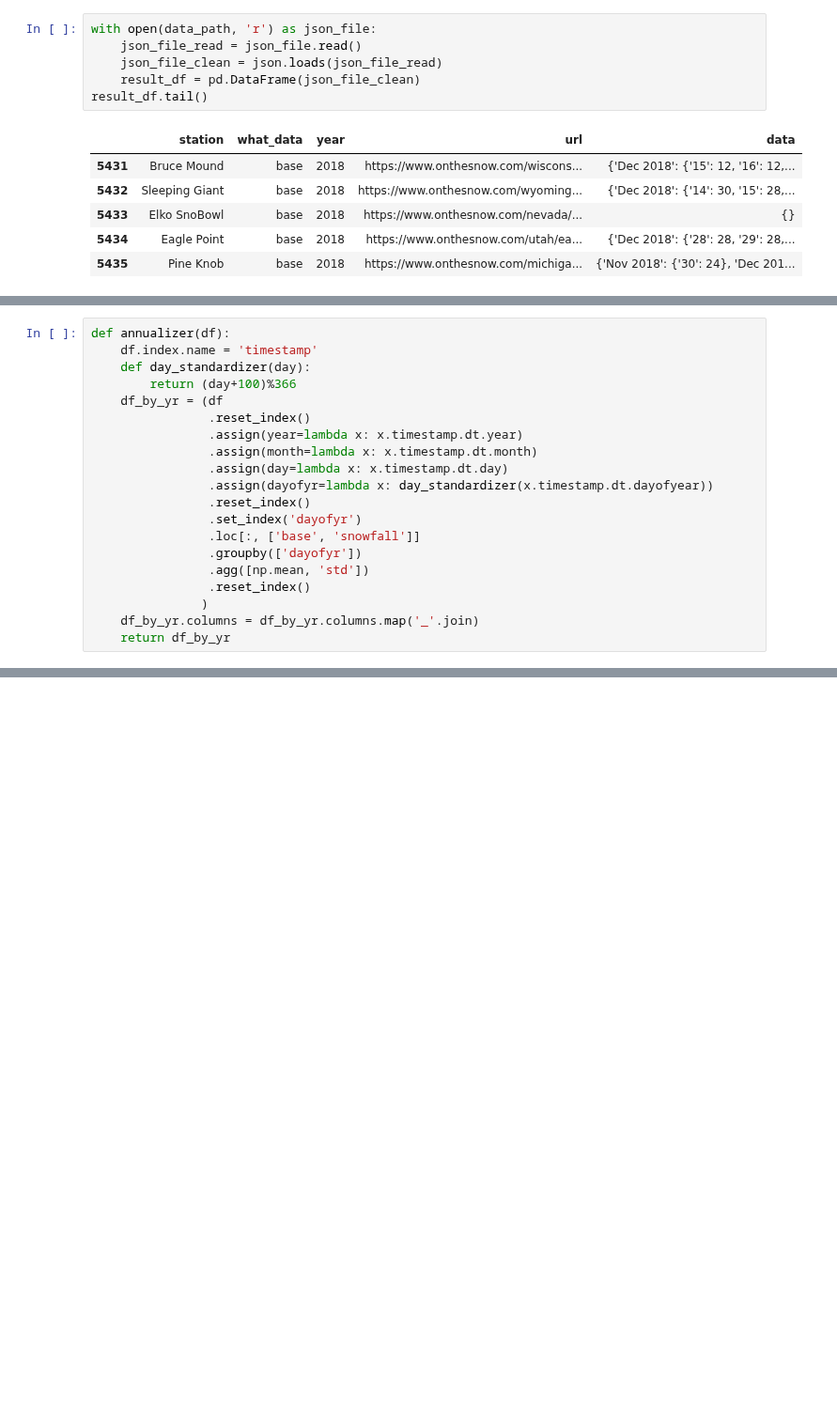
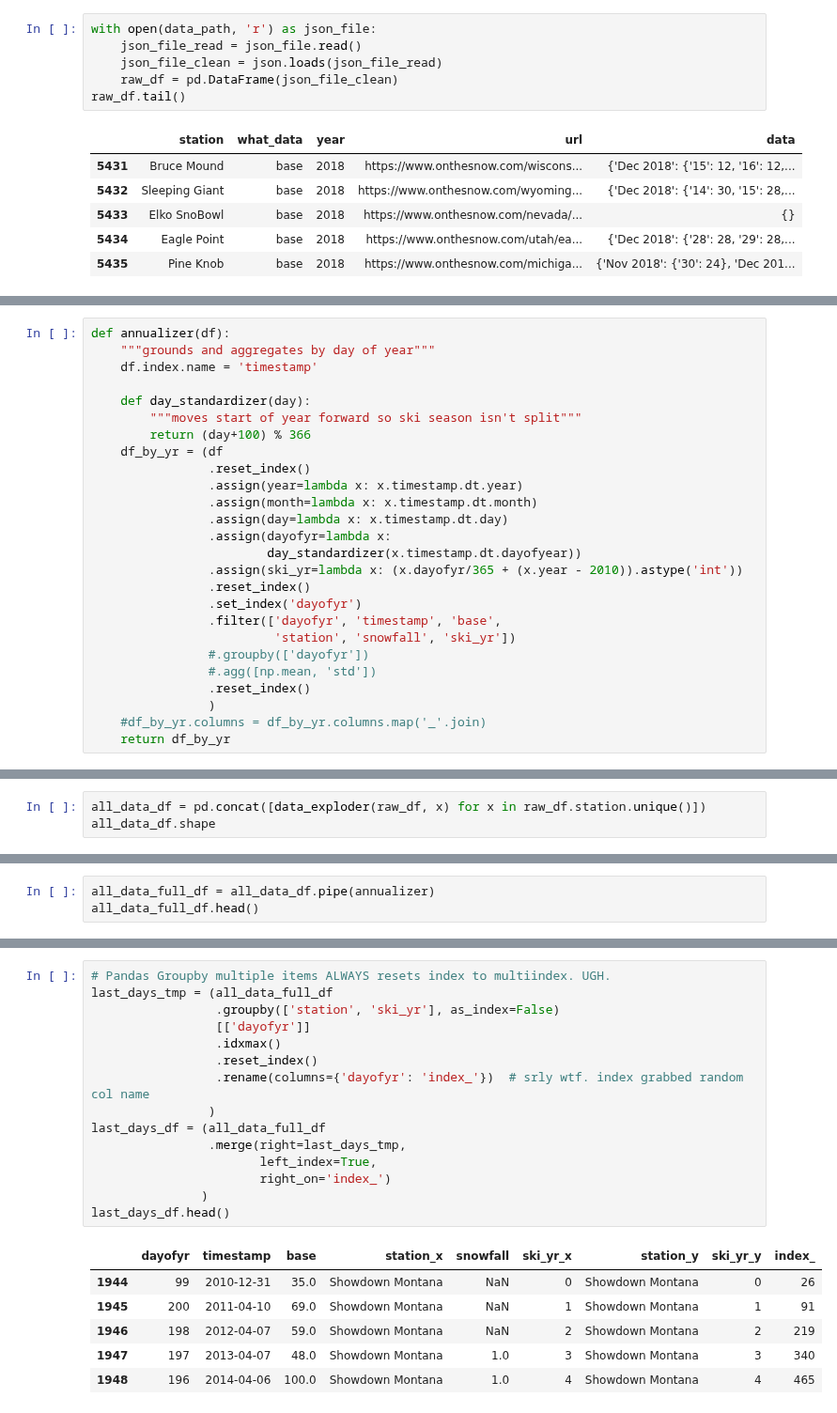
Before and after one commit to chrisoyer/ski-snow-modeling, a Jupyter notebook: src/analysis/snow_analysis.ipynb, the cells around one changed output, grey strips where cells are left out. Shown at 94% size. Cells and saved outputs as stored; diff of their text form; blank space fills up the shorter version.

Commit message:
analysis started process to find last ski day. annualizer needs fixed yet. cosmetic changes to elevation_viz

```diff
--- a/src/analysis/snow_analysis.ipynb
+++ b/src/analysis/snow_analysis.ipynb
@@ -13,8 +25,8 @@ data_path = r'../../data/ots_snowfall_data.json'
 with open(data_path, 'r') as json_file:
     json_file_read = json_file.read()
     json_file_clean = json.loads(json_file_read)
-    result_df = pd.DataFrame(json_file_clean)
-result_df.tail()
+    raw_df = pd.DataFrame(json_file_clean)
+raw_df.tail()
 # %% [output]
 |  | station | what_data | year | url | data |
 | 5431 | Bruce Mound | base | 2018 | https://www.onthesnow.com/wiscons... | {'Dec 2018': {'15': 12, '16': 12,... |
@@ -57,20 +57,26 @@ result_df.pipe(data_exploder, 'Crystal Mountain')
 # %%
 def annualizer(df):
+    """grounds and aggregates by day of year"""
     df.index.name = 'timestamp'
+
     def day_standardizer(day):
-        return (day+100)%366
+        """moves start of year forward so ski season isn't split"""
+        return (day+100) % 366
     df_by_yr = (df
                 .reset_index()
                 .assign(year=lambda x: x.timestamp.dt.year)
                 .assign(month=lambda x: x.timestamp.dt.month)
                 .assign(day=lambda x: x.timestamp.dt.day)
-                .assign(dayofyr=lambda x: day_standardizer(x.timestamp.dt.dayofyear))
+                .assign(dayofyr=lambda x:
+                        day_standardizer(x.timestamp.dt.dayofyear))
+                .assign(ski_yr=lambda x: (x.dayofyr/365 + (x.year - 2010)).astype('int'))
                 .reset_index()
                 .set_index('dayofyr')
-                .loc[:, ['base', 'snowfall']]
-                .groupby(['dayofyr'])
-                .agg([np.mean, 'std'])
+                .filter(['dayofyr', 'timestamp', 'base',
+                         'station', 'snowfall', 'ski_yr'])
+                #.groupby(['dayofyr'])
+                #.agg([np.mean, 'std'])
                 .reset_index()
-               )
-    df_by_yr.columns = df_by_yr.columns.map('_'.join)
+                )
+    #df_by_yr.columns = df_by_yr.columns.map('_'.join)
     return df_by_yr
@@ -105,0 +83,3 @@ base_chart
+# %%
+all_data_df = pd.concat([data_exploder(raw_df, x) for x in raw_df.station.unique()])
+all_data_df.shape
@@ -105,0 +88,3 @@ base_chart
+# %%
+all_data_full_df = all_data_df.pipe(annualizer)
+all_data_full_df.head()
@@ -105,0 +98,22 @@ base_chart
+# %%
+# Pandas Groupby multiple items ALWAYS resets index to multiindex. UGH.
+last_days_tmp = (all_data_full_df
+                 .groupby(['station', 'ski_yr'], as_index=False)
+                 [['dayofyr']]
+                 .idxmax()
+                 .reset_index()
+                 .rename(columns={'dayofyr': 'index_'})  # srly wtf. index grabbed random col name
+                )
+last_days_df = (all_data_full_df
+                .merge(right=last_days_tmp,
+                       left_index=True,
+                       right_on='index_')
+               )
+last_days_df.head()
+# %% [output]
+|  | dayofyr | timestamp | base | station_x | snowfall | ski_yr_x | station_y | ski_yr_y | index_ |
+| 1944 | 99 | 2010-12-31 | 35.0 | Showdown Montana | NaN | 0 | Showdown Montana | 0 | 26 |
+| 1945 | 200 | 2011-04-10 | 69.0 | Showdown Montana | NaN | 1 | Showdown Montana | 1 | 91 |
+| 1946 | 198 | 2012-04-07 | 59.0 | Showdown Montana | NaN | 2 | Showdown Montana | 2 | 219 |
+| 1947 | 197 | 2013-04-07 | 48.0 | Showdown Montana | 1.0 | 3 | Showdown Montana | 3 | 340 |
+| 1948 | 196 | 2014-04-06 | 100.0 | Showdown Montana | 1.0 | 4 | Showdown Montana | 4 | 465 |
```
Also changed, not shown: parts of 20 cells of this notebook, 1 other file.
